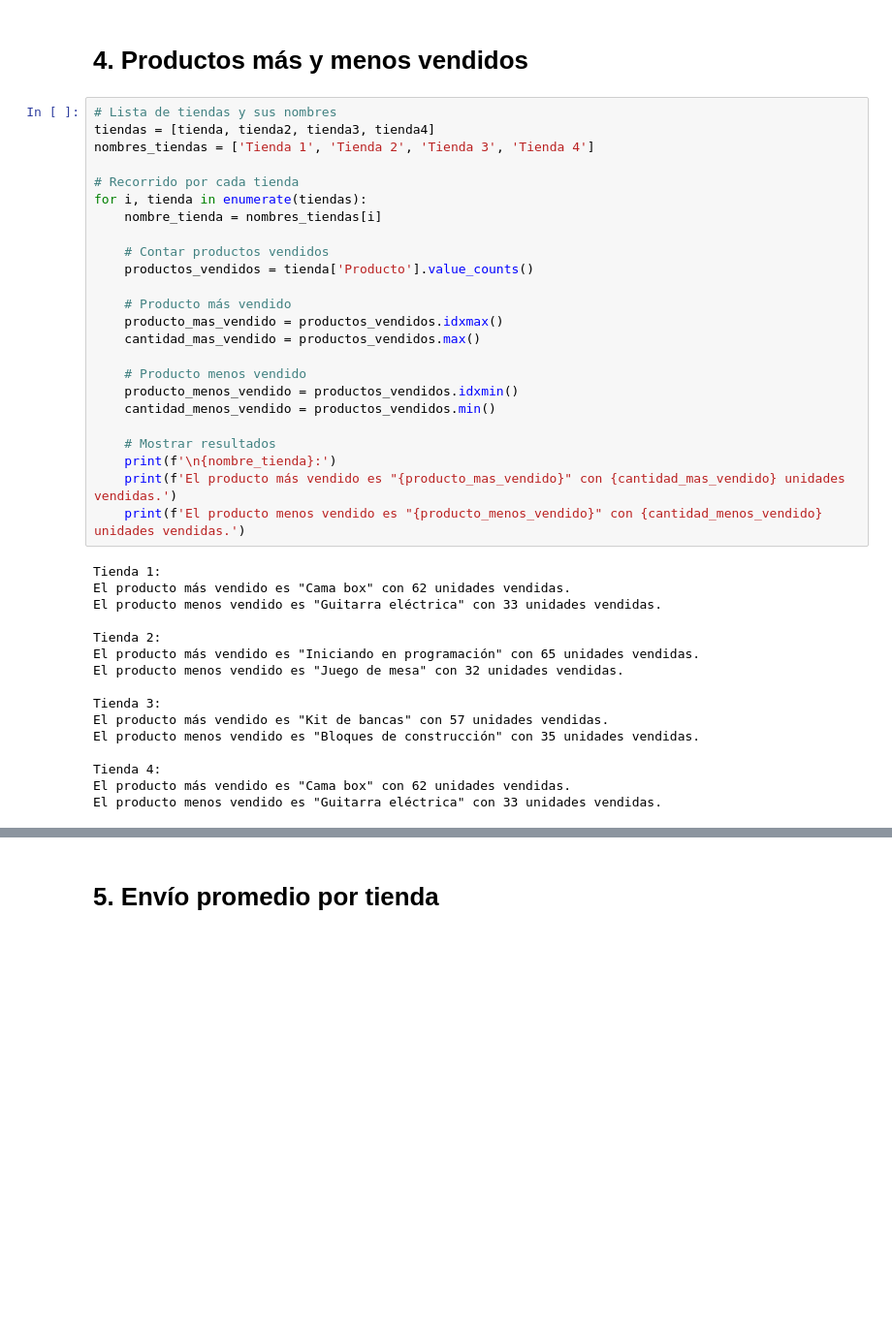
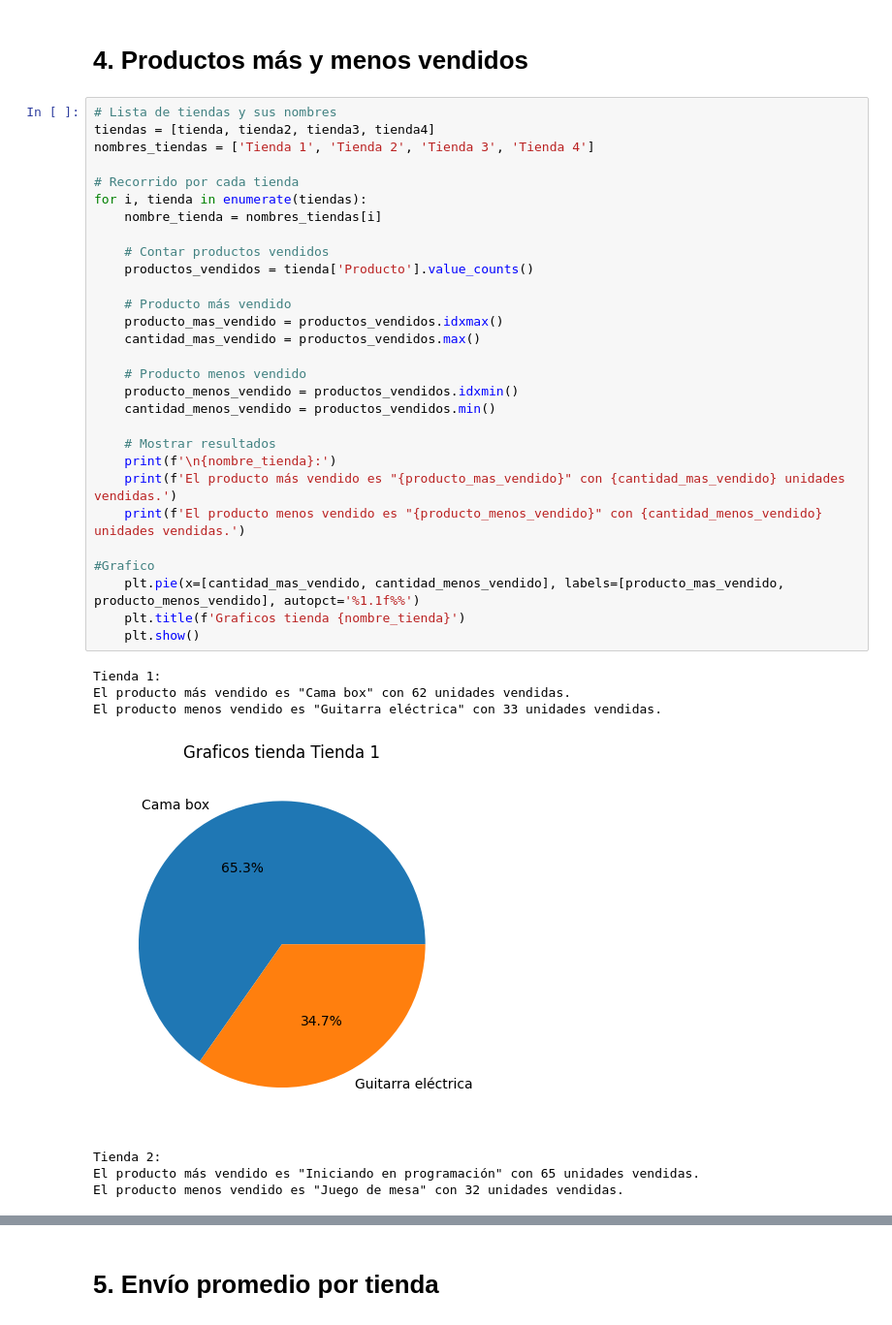
Before and after one commit to arnaldourbina/challenge1-data-science-latam, a Jupyter notebook: AluraStoreLatam.ipynb, the cells around one changed output, grey strips where cells are left out. Shown at 97% size. Drawn from its saved outputs; the diff is of its cells as text; blank space fills up the shorter version.

```diff
--- a/AluraStoreLatam.ipynb
+++ b/AluraStoreLatam.ipynb
@@ -131,40 +206,37 @@ grafico_calificaciones =
 # %%
 # Lista de tiendas y sus nombres
 tiendas = [tienda, tienda2, tienda3, tienda4]
 nombres_tiendas = ['Tienda 1', 'Tienda 2', 'Tienda 3', 'Tienda 4']
 
 # Recorrido por cada tienda
 for i, tienda in enumerate(tiendas):
     nombre_tienda = nombres_tiendas[i]
 
     # Contar productos vendidos
     productos_vendidos = tienda['Producto'].value_counts()
 
     # Producto más vendido
     producto_mas_vendido = productos_vendidos.idxmax()
     cantidad_mas_vendido = productos_vendidos.max()
 
     # Producto menos vendido
     producto_menos_vendido = productos_vendidos.idxmin()
     cantidad_menos_vendido = productos_vendidos.min()
 
     # Mostrar resultados
     print(f'\n{nombre_tienda}:')
     print(f'El producto más vendido es "{producto_mas_vendido}" con {cantidad_mas_vendido} unidades vendidas.')
     print(f'El producto menos vendido es "{producto_menos_vendido}" con {cantidad_menos_vendido} unidades vendidas.')
+
+#Grafico
+    plt.pie(x=[cantidad_mas_vendido, cantidad_menos_vendido], labels=[producto_mas_vendido, producto_menos_vendido], autopct='%1.1f%%')
+    plt.title(f'Graficos tienda {nombre_tienda}')
+    plt.show()
 # %% [output]
 Tienda 1:
 El producto más vendido es "Cama box" con 62 unidades vendidas.
 El producto menos vendido es "Guitarra eléctrica" con 33 unidades vendidas.
-
-Tienda 2:
-El producto más vendido es "Iniciando en programación" con 65 unidades vendidas.
-El producto menos vendido es "Juego de mesa" con 32 unidades vendidas.
-
-Tienda 3:
-El producto más vendido es "Kit de bancas" con 57 unidades vendidas.
-El producto menos vendido es "Bloques de construcción" con 35 unidades vendidas.
-
-Tienda 4:
-El producto más vendido es "Cama box" con 62 unidades vendidas.
-El producto menos vendido es "Guitarra eléctrica" con 33 unidades vendidas.
+[figure, added]
+Tienda 2:
+El producto más vendido es "Iniciando en programación" con 65 unidades vendidas.
+El producto menos vendido es "Juego de mesa" con 32 unidades vendidas.
```
Also changed, not shown: parts of 11 cells of this notebook.
